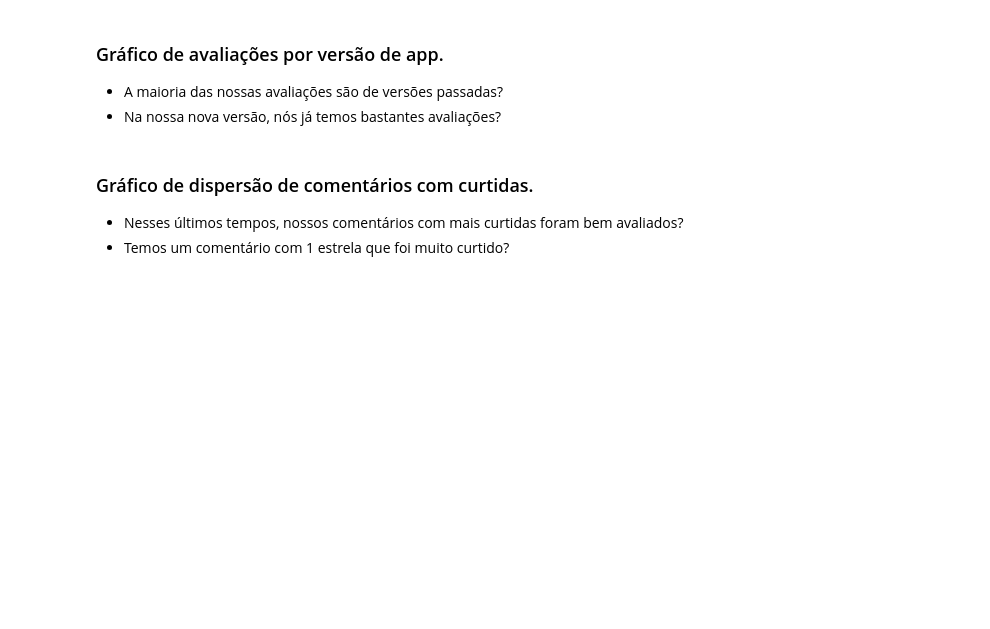
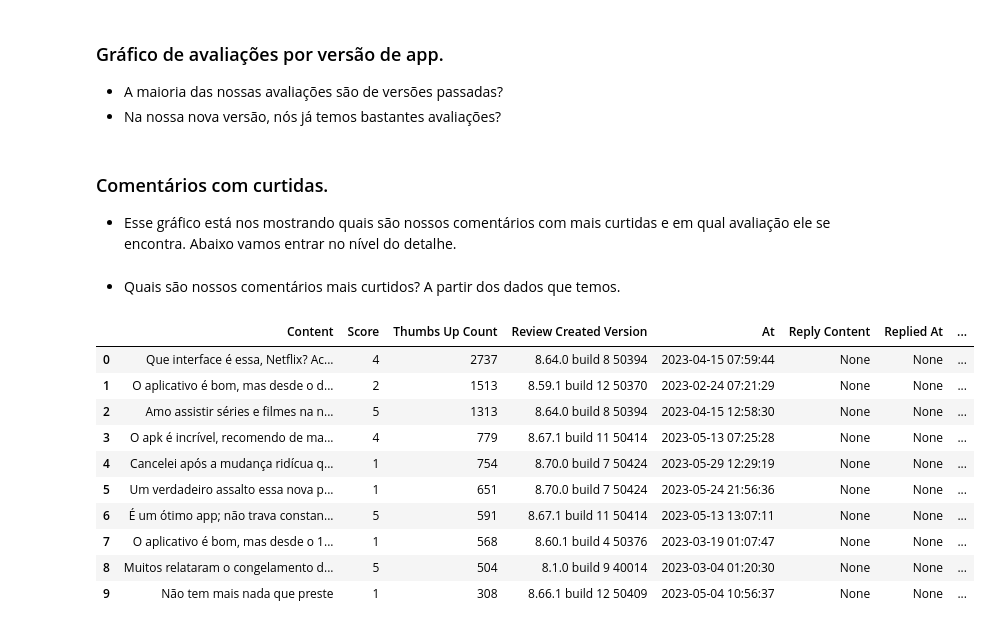
Before and after one commit to geraldoam/play-store-app-reviews, a Jupyter notebook: play_store_app_reviews.ipynb, the cells around one changed output. Saved outputs shown, nothing was run; the diff lists cells and outputs as text; code cells hidden in the pictures; blank space fills up the shorter version.

```diff
--- a/play_store_app_reviews.ipynb
+++ b/play_store_app_reviews.ipynb
@@ -89,10 +89,9 @@ filtered_value_percentages = value_percentages[value_percentages >= 5]
 
 fig = px.pie(values=filtered_values, names=filtered_values.index, title="Avaliações por versão do aplicativo. (Excluído < 5%)")
 fig.show()
-# %% [markdown]
-### Gráfico de dispersão de comentários com curtidas.
-* Nesses últimos tempos, nossos comentários com mais curtidas foram bem avaliados?
-* Temos um comentário com 1 estrela que foi muito curtido?
+# %% [markdown]
+### Comentários com curtidas.
+* Esse gráfico está nos mostrando quais são nossos comentários com mais curtidas e em qual avaliação ele se encontra. Abaixo vamos entrar no nível do detalhe.
 # %%
 fig = px.scatter(df, x='Score', y='Thumbs Up Count', title='Gráfico de dispersão dos comentários e suas respectivas curtidas.',
                  labels={'Score': 'Avaliação', 'Thumbs Up Count': 'Curtidas'})
@@ -100,3 +99,21 @@ fig = px.scatter(df, x='Score', y='Thumbs Up Count', title='Gráfico de dispers
 fig.update_traces(marker=dict(size=10))
 fig.update_layout(xaxis=dict(tickmode='linear', dtick=1))
 fig.show()
+# %% [markdown]
+* Quais são nossos comentários mais curtidos? A partir dos dados que temos.
+# %%
+pd.set_option('display.max_colwidth', None)
+top_reviews = df.sort_values(by='Thumbs Up Count', ascending=False).head(10)
+top_reviews.reset_index(drop=True).drop(columns=['Review ID'])
+# %% [output]
+|  | Content | Score | Thumbs Up Count | Review Created Version | At | Reply Content | Replied At | ... |
+| 0 | Que interface é essa, Netflix? Ac... | 4 | 2737 | 8.64.0 build 8 50394 | 2023-04-15 07:59:44 | None | None | ... |
+| 1 | O aplicativo é bom, mas desde o d... | 2 | 1513 | 8.59.1 build 12 50370 | 2023-02-24 07:21:29 | None | None | ... |
+| 2 | Amo assistir séries e filmes na n... | 5 | 1313 | 8.64.0 build 8 50394 | 2023-04-15 12:58:30 | None | None | ... |
+| 3 | O apk é incrível, recomendo de ma... | 4 | 779 | 8.67.1 build 11 50414 | 2023-05-13 07:25:28 | None | None | ... |
+| 4 | Cancelei após a mudança ridícua q... | 1 | 754 | 8.70.0 build 7 50424 | 2023-05-29 12:29:19 | None | None | ... |
+| 5 | Um verdadeiro assalto essa nova p... | 1 | 651 | 8.70.0 build 7 50424 | 2023-05-24 21:56:36 | None | None | ... |
+| 6 | É um ótimo app; não trava constan... | 5 | 591 | 8.67.1 build 11 50414 | 2023-05-13 13:07:11 | None | None | ... |
+| 7 | O aplicativo é bom, mas desde o 1... | 1 | 568 | 8.60.1 build 4 50376 | 2023-03-19 01:07:47 | None | None | ... |
+| 8 | Muitos relataram o congelamento d... | 5 | 504 | 8.1.0 build 9 40014 | 2023-03-04 01:20:30 | None | None | ... |
+| 9 | Não tem mais nada que preste | 1 | 308 | 8.66.1 build 12 50409 | 2023-05-04 10:56:37 | None | None | ... |
```
Also changed, not shown: parts of 2 cells of this notebook.
